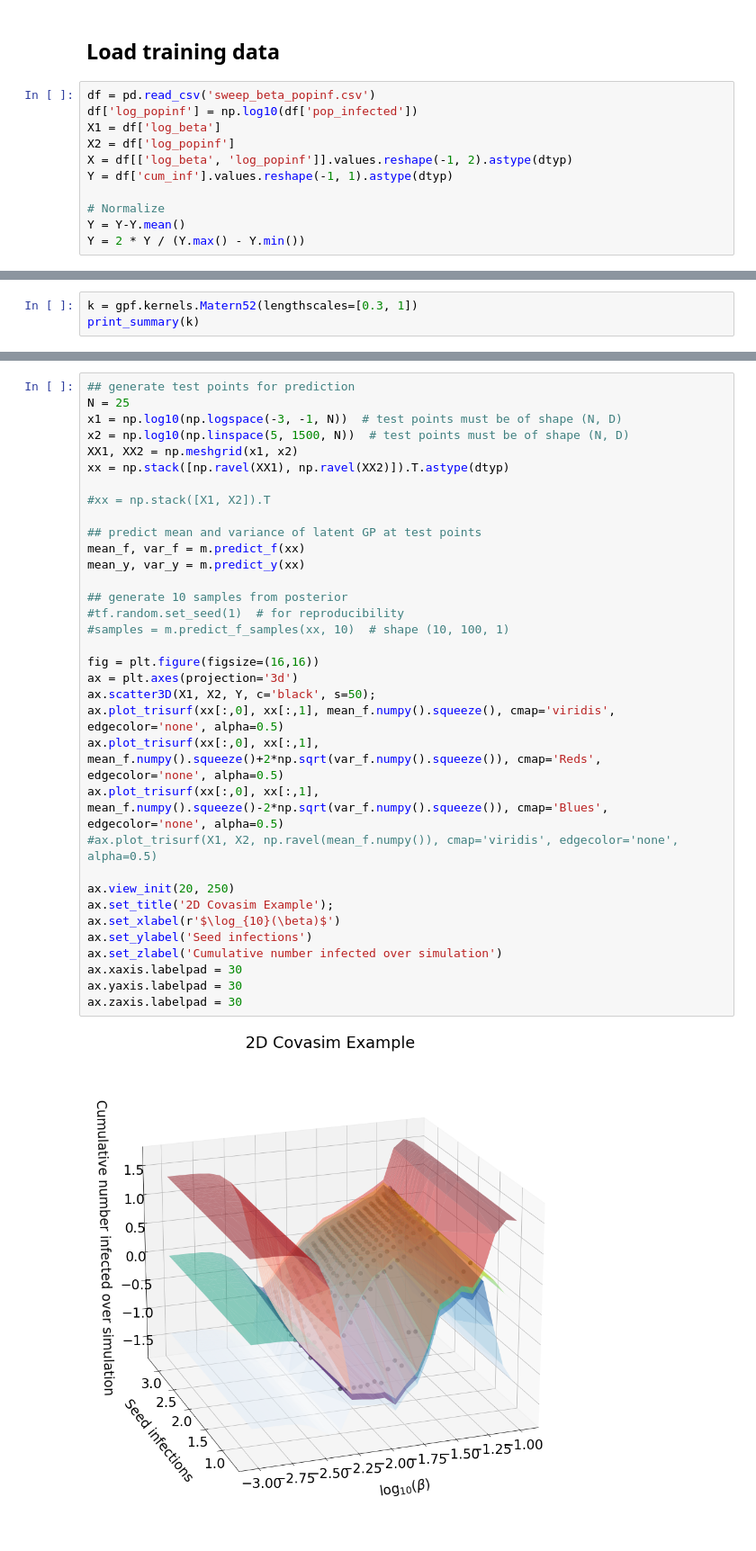
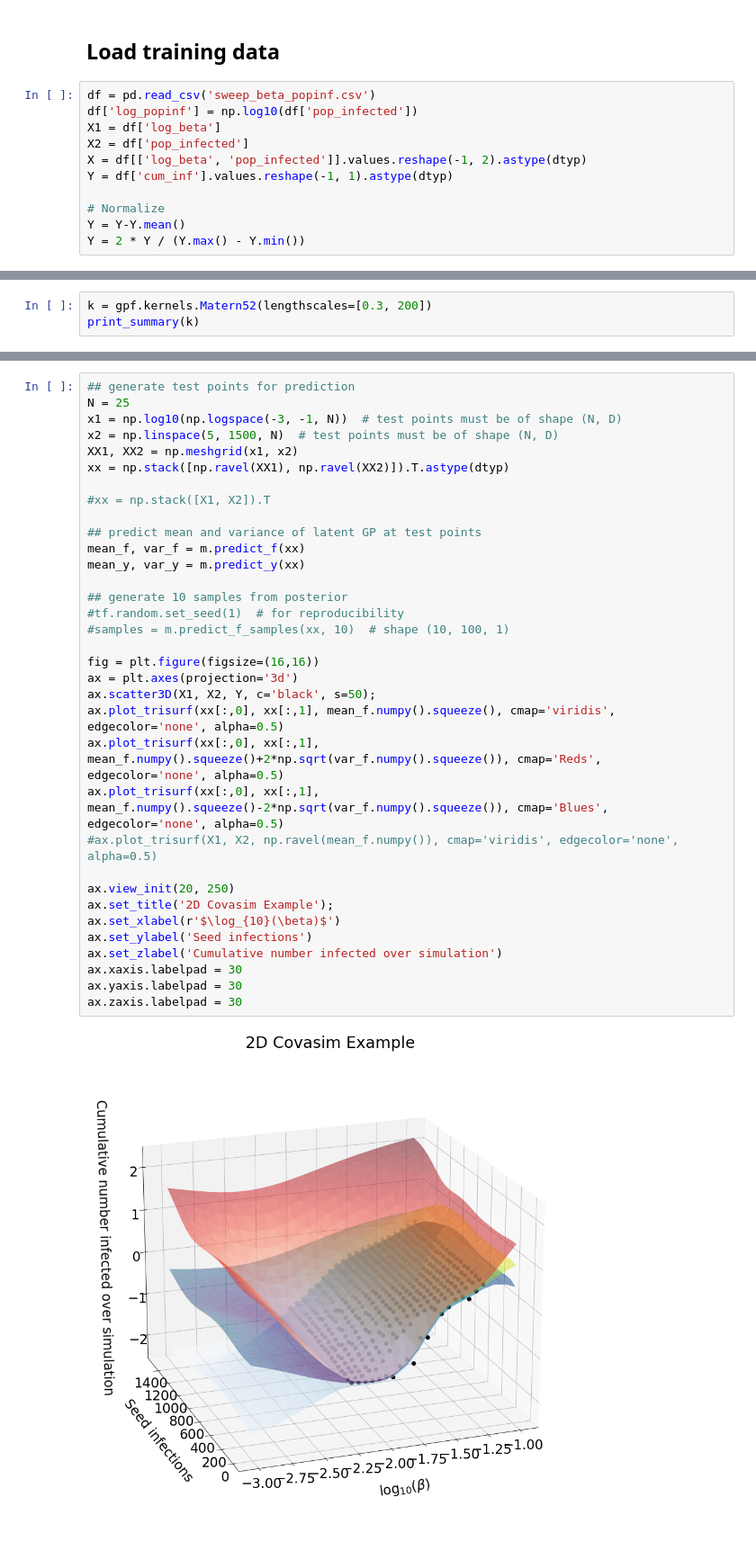
Before and after one commit to InstituteforDiseaseModeling/historymatching, a Jupyter notebook: doc/Homoskedastic2D.ipynb, the cells around one changed output, grey strips where cells are left out. Shown at 90% size. Cells and saved outputs as stored; diff of their text form.

```diff
--- a/doc/Homoskedastic2D.ipynb
+++ b/doc/Homoskedastic2D.ipynb
@@ -66,8 +66,8 @@ Logical:  [LogicalDevice(name='/device:CPU:0', device_type='CPU')]
 df = pd.read_csv('sweep_beta_popinf.csv')
 df['log_popinf'] = np.log10(df['pop_infected'])
 X1 = df['log_beta']
-X2 = df['log_popinf']
-X = df[['log_beta', 'log_popinf']].values.reshape(-1, 2).astype(dtyp)
+X2 = df['pop_infected']
+X = df[['log_beta', 'pop_infected']].values.reshape(-1, 2).astype(dtyp)
 Y = df['cum_inf'].values.reshape(-1, 1).astype(dtyp)
 
 # Normalize
@@ -82,4 +82,4 @@ ax.set_ylabel('Cumulative Infections');
 # %%
-k = gpf.kernels.Matern52(lengthscales=[0.3, 1])
+k = gpf.kernels.Matern52(lengthscales=[0.3, 200])
 print_summary(k)
 # %% [output]
@@ -125,38 +125,38 @@ print_summary(m)
 ## generate test points for prediction
 N = 25
 x1 = np.log10(np.logspace(-3, -1, N))  # test points must be of shape (N, D)
-x2 = np.log10(np.linspace(5, 1500, N))  # test points must be of shape (N, D)
+x2 = np.linspace(5, 1500, N)  # test points must be of shape (N, D)
 XX1, XX2 = np.meshgrid(x1, x2)
 xx = np.stack([np.ravel(XX1), np.ravel(XX2)]).T.astype(dtyp)
 
 #xx = np.stack([X1, X2]).T
 
 ## predict mean and variance of latent GP at test points
 mean_f, var_f = m.predict_f(xx)
 mean_y, var_y = m.predict_y(xx)
 
 ## generate 10 samples from posterior
 #tf.random.set_seed(1)  # for reproducibility
 #samples = m.predict_f_samples(xx, 10)  # shape (10, 100, 1)
 
 fig = plt.figure(figsize=(16,16))
 ax = plt.axes(projection='3d')
 ax.scatter3D(X1, X2, Y, c='black', s=50);
 ax.plot_trisurf(xx[:,0], xx[:,1], mean_f.numpy().squeeze(), cmap='viridis', edgecolor='none', alpha=0.5)
 ax.plot_trisurf(xx[:,0], xx[:,1], mean_f.numpy().squeeze()+2*np.sqrt(var_f.numpy().squeeze()), cmap='Reds', edgecolor='none', alpha=0.5)
 ax.plot_trisurf(xx[:,0], xx[:,1], mean_f.numpy().squeeze()-2*np.sqrt(var_f.numpy().squeeze()), cmap='Blues', edgecolor='none', alpha=0.5)
 #ax.plot_trisurf(X1, X2, np.ravel(mean_f.numpy()), cmap='viridis', edgecolor='none', alpha=0.5)
 
 ax.view_init(20, 250)
 ax.set_title('2D Covasim Example');
 ax.set_xlabel(r'$\log_{10}(\beta)$')
 ax.set_ylabel('Seed infections')
 ax.set_zlabel('Cumulative number infected over simulation')
 ax.xaxis.labelpad = 30
 ax.yaxis.labelpad = 30
 ax.zaxis.labelpad = 30
 # %% [output]
-[figure, old version]
+[figure, new version]
 # %%
 #i = 25
 #mu, var = m.predict_f(X[i].reshape(-1, 2))
```
Also changed, not shown: parts of 5 cells of this notebook.
